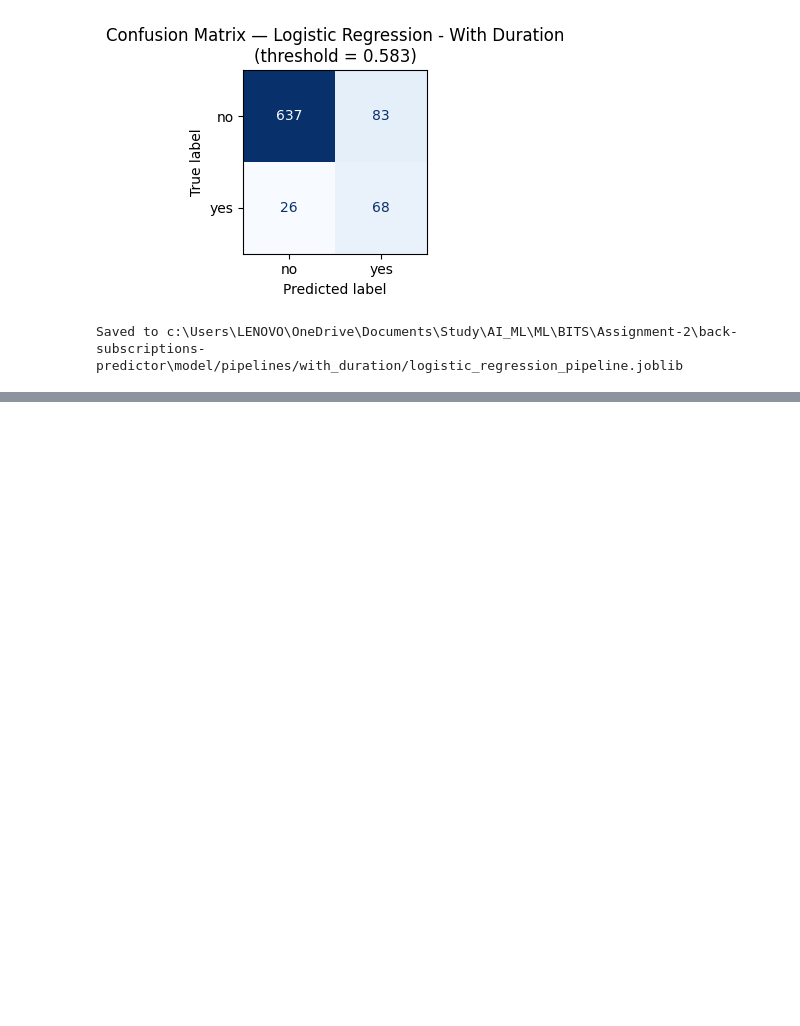
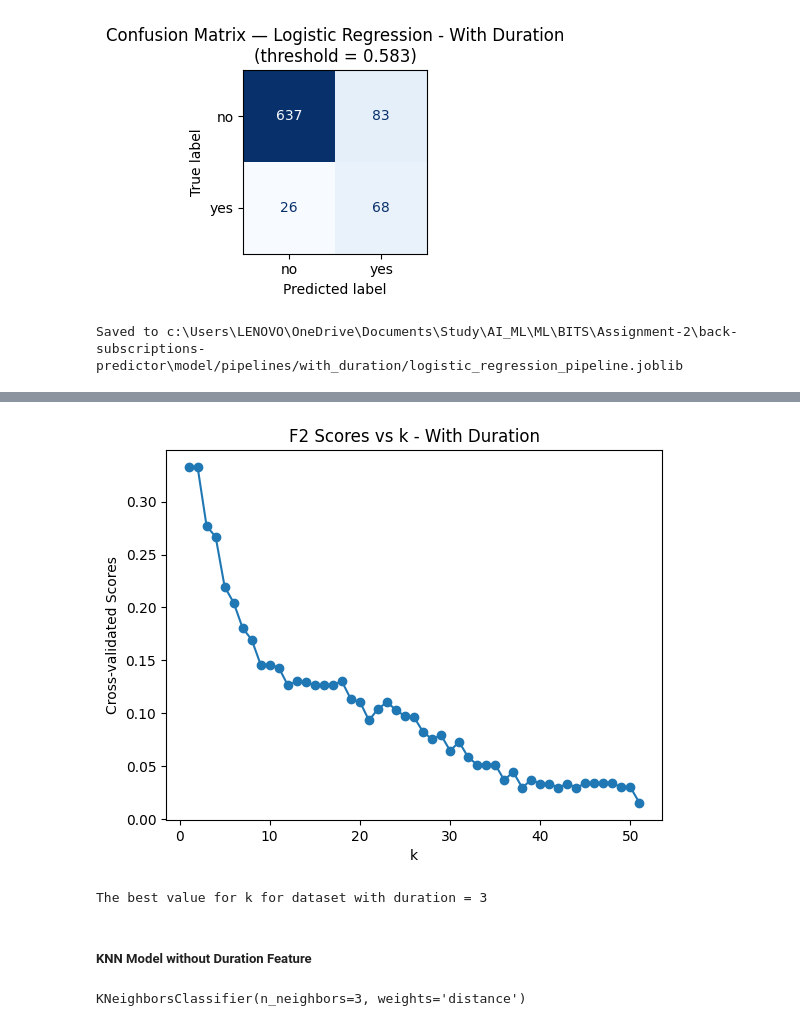
Before and after one commit to dustycoder-sayan/bank-subscriptions-predictor, a Jupyter notebook: model/bank_subscription_classifiers.ipynb, the cells around one changed output, grey strips where cells are left out. Drawn from its saved outputs; the diff is of its cells as text; code cells hidden in the pictures; blank space fills up the shorter version.

```diff
--- a/model/bank_subscription_classifiers.ipynb
+++ b/model/bank_subscription_classifiers.ipynb
@@ -643,0 +691,14 @@ Saved to c:\Users\LENOVO\OneDrive\Documents\Study\AI_ML\ML\BITS\Assignment-2\bac
+# %%
+# Get best values of k for dataset with duration
+knn_best_k_with_duration = get_best_k_by_elbow_method(
+    "With Duration",
+    X_train_with_duration,
+    y_train
+)
+
+print(f"\nThe best value for k for dataset with duration = {knn_best_k_with_duration}")
+# %% [output]
+[figure, added]
+The best value for k for dataset with duration = 3
+# %% [markdown]
+##### KNN Model without Duration Feature
@@ -643,0 +707,20 @@ Saved to c:\Users\LENOVO\OneDrive\Documents\Study\AI_ML\ML\BITS\Assignment-2\bac
+# %%
+knn_classifier_without_duration, knn_scaler_without_duration = build_model(
+    knn_without_duration,
+    X_train_without_duration,
+    y_train,
+    requires_scaling=True
+)
+
+# Select a classification threshold using ONLY training data (via out-of-fold
+# CV probabilities), so the test set stays untouched until final evaluation.
+knn_threshold_without_duration = find_best_threshold_cv(
+    knn_without_duration,
+    X_train_without_duration,
+    y_train,
+    requires_scaling=True
+)
+
+knn_classifier_without_duration
+# %% [output]
+KNeighborsClassifier(n_neighbors=3, weights='distance')
```
Also changed, not shown: parts of 13 cells of this notebook, 2 other files.
